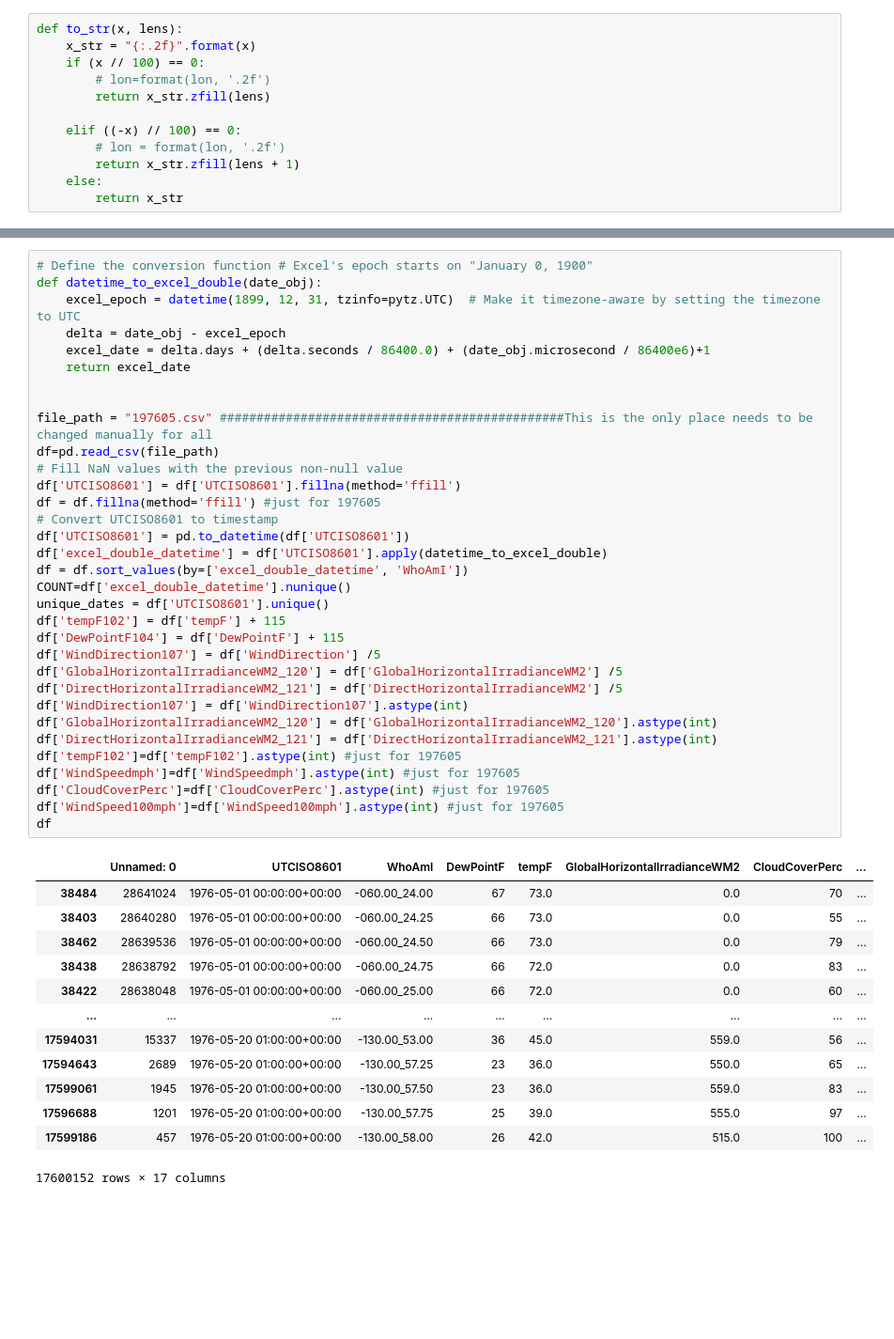
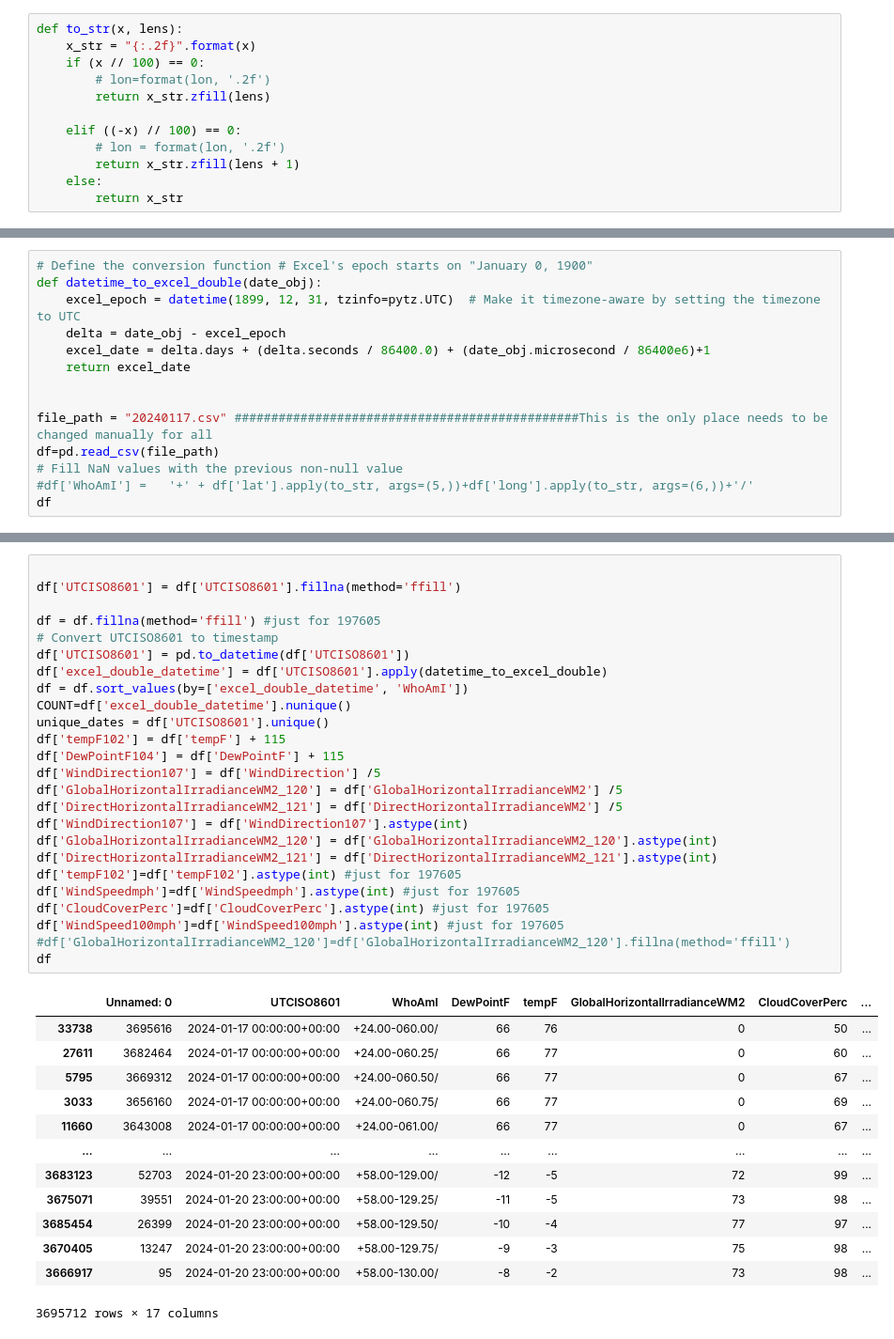
Before and after one commit to fsafdarian/PWW_format, a Jupyter notebook: CSV_to_PWW_SingleRun.ipynb, the cells around one changed output, grey strips where cells are left out. Shown at 94% size. Drawn from its saved outputs; the diff is of its cells as text; blank space fills up the shorter version.

```diff
--- a/CSV_to_PWW_SingleRun.ipynb
+++ b/CSV_to_PWW_SingleRun.ipynb
@@ -46 +46,15 @@ df_station
 38497 rows × 9 columns
+# %%
+# Define the conversion function # Excel's epoch starts on "January 0, 1900"
+def datetime_to_excel_double(date_obj):
+    excel_epoch = datetime(1899, 12, 31, tzinfo=pytz.UTC)  # Make it timezone-aware by setting the timezone to UTC
+    delta = date_obj - excel_epoch
+    excel_date = delta.days + (delta.seconds / 86400.0) + (date_obj.microsecond / 86400e6)+1
+    return excel_date
+
+
+file_path = "20240117.csv" ###############################################This is the only place needs to be changed manually for all
+df=pd.read_csv(file_path)
+# Fill NaN values with the previous non-null value
+#df['WhoAmI'] =   '+' + df['lat'].apply(to_str, args=(5,))+df['long'].apply(to_str, args=(6,))+'/'
+df
@@ -47,50 +75,42 @@ df_station
 # %%
-# Define the conversion function # Excel's epoch starts on "January 0, 1900"
-def datetime_to_excel_double(date_obj):
-    excel_epoch = datetime(1899, 12, 31, tzinfo=pytz.UTC)  # Make it timezone-aware by setting the timezone to UTC
-    delta = date_obj - excel_epoch
-    excel_date = delta.days + (delta.seconds / 86400.0) + (date_obj.microsecond / 86400e6)+1
-    return excel_date
 
+df['UTCISO8601'] = df['UTCISO8601'].fillna(method='ffill')
 
-file_path = "197605.csv" ###############################################This is the only place needs to be changed manually for all
-df=pd.read_csv(file_path)
-# Fill NaN values with the previous non-null value
-df['UTCISO8601'] = df['UTCISO8601'].fillna(method='ffill')
 df = df.fillna(method='ffill') #just for 197605
 # Convert UTCISO8601 to timestamp
 df['UTCISO8601'] = pd.to_datetime(df['UTCISO8601'])
 df['excel_double_datetime'] = df['UTCISO8601'].apply(datetime_to_excel_double)
 df = df.sort_values(by=['excel_double_datetime', 'WhoAmI'])
 COUNT=df['excel_double_datetime'].nunique()
 unique_dates = df['UTCISO8601'].unique()
 df['tempF102'] = df['tempF'] + 115
 df['DewPointF104'] = df['DewPointF'] + 115
 df['WindDirection107'] = df['WindDirection'] /5
 df['GlobalHorizontalIrradianceWM2_120'] = df['GlobalHorizontalIrradianceWM2'] /5
 df['DirectHorizontalIrradianceWM2_121'] = df['DirectHorizontalIrradianceWM2'] /5
 df['WindDirection107'] = df['WindDirection107'].astype(int)
 df['GlobalHorizontalIrradianceWM2_120'] = df['GlobalHorizontalIrradianceWM2_120'].astype(int)
 df['DirectHorizontalIrradianceWM2_121'] = df['DirectHorizontalIrradianceWM2_121'].astype(int)
 df['tempF102']=df['tempF102'].astype(int) #just for 197605
 df['WindSpeedmph']=df['WindSpeedmph'].astype(int) #just for 197605
 df['CloudCoverPerc']=df['CloudCoverPerc'].astype(int) #just for 197605
 df['WindSpeed100mph']=df['WindSpeed100mph'].astype(int) #just for 197605
+#df['GlobalHorizontalIrradianceWM2_120']=df['GlobalHorizontalIrradianceWM2_120'].fillna(method='ffill')
 df
 # %% [output]
 |  | Unnamed: 0 | UTCISO8601 | WhoAmI | DewPointF | tempF | GlobalHorizontalIrradianceWM2 | CloudCoverPerc | ... |
-| 38484 | 28641024 | 1976-05-01 00:00:00+00:00 | -060.00_24.00 | 67 | 73.0 | 0.0 | 70 | ... |
-| 38403 | 28640280 | 1976-05-01 00:00:00+00:00 | -060.00_24.25 | 66 | 73.0 | 0.0 | 55 | ... |
-| 38462 | 28639536 | 1976-05-01 00:00:00+00:00 | -060.00_24.50 | 66 | 73.0 | 0.0 | 79 | ... |
-| 38438 | 28638792 | 1976-05-01 00:00:00+00:00 | -060.00_24.75 | 66 | 72.0 | 0.0 | 83 | ... |
-| 38422 | 28638048 | 1976-05-01 00:00:00+00:00 | -060.00_25.00 | 66 | 72.0 | 0.0 | 60 | ... |
+| 33738 | 3695616 | 2024-01-17 00:00:00+00:00 | +24.00-060.00/ | 66 | 76 | 0 | 50 | ... |
+| 27611 | 3682464 | 2024-01-17 00:00:00+00:00 | +24.00-060.25/ | 66 | 77 | 0 | 60 | ... |
+| 5795 | 3669312 | 2024-01-17 00:00:00+00:00 | +24.00-060.50/ | 66 | 77 | 0 | 67 | ... |
+| 3033 | 3656160 | 2024-01-17 00:00:00+00:00 | +24.00-060.75/ | 66 | 77 | 0 | 69 | ... |
+| 11660 | 3643008 | 2024-01-17 00:00:00+00:00 | +24.00-061.00/ | 66 | 77 | 0 | 67 | ... |
 | ... | ... | ... | ... | ... | ... | ... | ... | ... |
-| 17594031 | 15337 | 1976-05-20 01:00:00+00:00 | -130.00_53.00 | 36 | 45.0 | 559.0 | 56 | ... |
-| 17594643 | 2689 | 1976-05-20 01:00:00+00:00 | -130.00_57.25 | 23 | 36.0 | 550.0 | 65 | ... |
-| 17599061 | 1945 | 1976-05-20 01:00:00+00:00 | -130.00_57.50 | 23 | 36.0 | 559.0 | 83 | ... |
-| 17596688 | 1201 | 1976-05-20 01:00:00+00:00 | -130.00_57.75 | 25 | 39.0 | 555.0 | 97 | ... |
-| 17599186 | 457 | 1976-05-20 01:00:00+00:00 | -130.00_58.00 | 26 | 42.0 | 515.0 | 100 | ... |
+| 3683123 | 52703 | 2024-01-20 23:00:00+00:00 | +58.00-129.00/ | -12 | -5 | 72 | 99 | ... |
+| 3675071 | 39551 | 2024-01-20 23:00:00+00:00 | +58.00-129.25/ | -11 | -5 | 73 | 98 | ... |
+| 3685454 | 26399 | 2024-01-20 23:00:00+00:00 | +58.00-129.50/ | -10 | -4 | 77 | 97 | ... |
+| 3670405 | 13247 | 2024-01-20 23:00:00+00:00 | +58.00-129.75/ | -9 | -3 | 75 | 98 | ... |
+| 3666917 | 95 | 2024-01-20 23:00:00+00:00 | +58.00-130.00/ | -8 | -2 | 73 | 98 | ... |
-17600152 rows × 17 columns
+3695712 rows × 17 columns
 # %%
 # Extract filename without extension
 file_name = os.path.basename(file_path)
```
Also changed, not shown: parts of 5 cells of this notebook.
